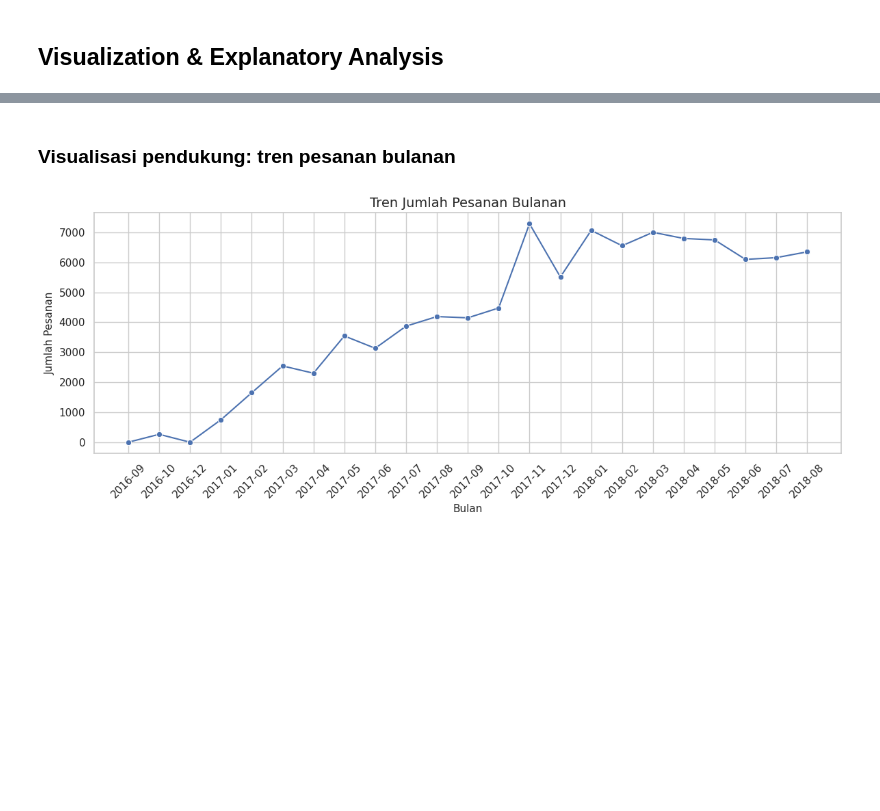
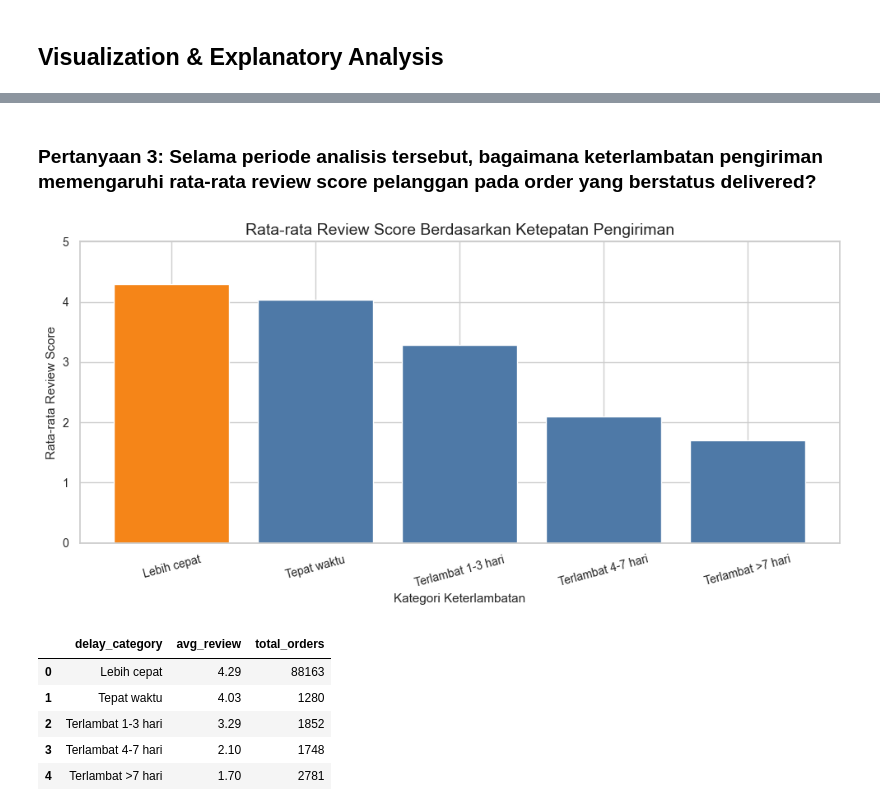
Before and after one commit to lfiathan/Submission_data_analyst, a Jupyter notebook: notebook.ipynb, the cells around one changed output, grey strips where cells are left out. Saved outputs shown, nothing was run; the diff lists cells and outputs as text; code cells hidden in the pictures; blank space fills up the shorter version.

```diff
--- a/notebook.ipynb
+++ b/notebook.ipynb
@@ -425,17 +736,32 @@ plt.show()
 # %% [markdown]
-### Visualisasi pendukung: tren pesanan bulanan
+### Pertanyaan 3: Selama periode analisis tersebut, bagaimana keterlambatan pengiriman memengaruhi rata-rata review score pelanggan pada order yang berstatus delivered?
 # %%
+delivery_review_plot = delivery_review.copy()
+delivery_review_plot["color"] = BASE_COLOR
+delivery_review_plot.loc[delivery_review_plot["avg_review"].idxmax(), "color"] = HIGHLIGHT_COLOR
 
-# Visualisasi 3: Tren jumlah pesanan bulanan
-plt.figure(figsize=(12, 5))
-sns.lineplot(data=monthly_performance, x="purchase_month", y="total_orders", marker="o")
-plt.title("Tren Jumlah Pesanan Bulanan")
-plt.xlabel("Bulan")
-plt.ylabel("Jumlah Pesanan")
-plt.xticks(rotation=45)
+plt.figure(figsize=(10, 5))
+plt.bar(
+    delivery_review_plot["delay_category"],
+    delivery_review_plot["avg_review"],
+    color=delivery_review_plot["color"]
+)
+plt.title("Rata-rata Review Score Berdasarkan Ketepatan Pengiriman")
+plt.xlabel("Kategori Keterlambatan")
+plt.ylabel("Rata-rata Review Score")
+plt.ylim(0, 5)
+plt.xticks(rotation=15)
 plt.tight_layout()
 plt.show()
+
+delivery_review
 # %% [output]
-[figure, old version]
+[figure, new version]
+|  | delay_category | avg_review | total_orders |
+| 0 | Lebih cepat | 4.29 | 88163 |
+| 1 | Tepat waktu | 4.03 | 1280 |
+| 2 | Terlambat 1-3 hari | 3.29 | 1852 |
+| 3 | Terlambat 4-7 hari | 2.10 | 1748 |
+| 4 | Terlambat >7 hari | 1.70 | 2781 |
 # %% [markdown]
 **Insight:**
```
Also changed, not shown: parts of 44 cells of this notebook, 1 other file.
